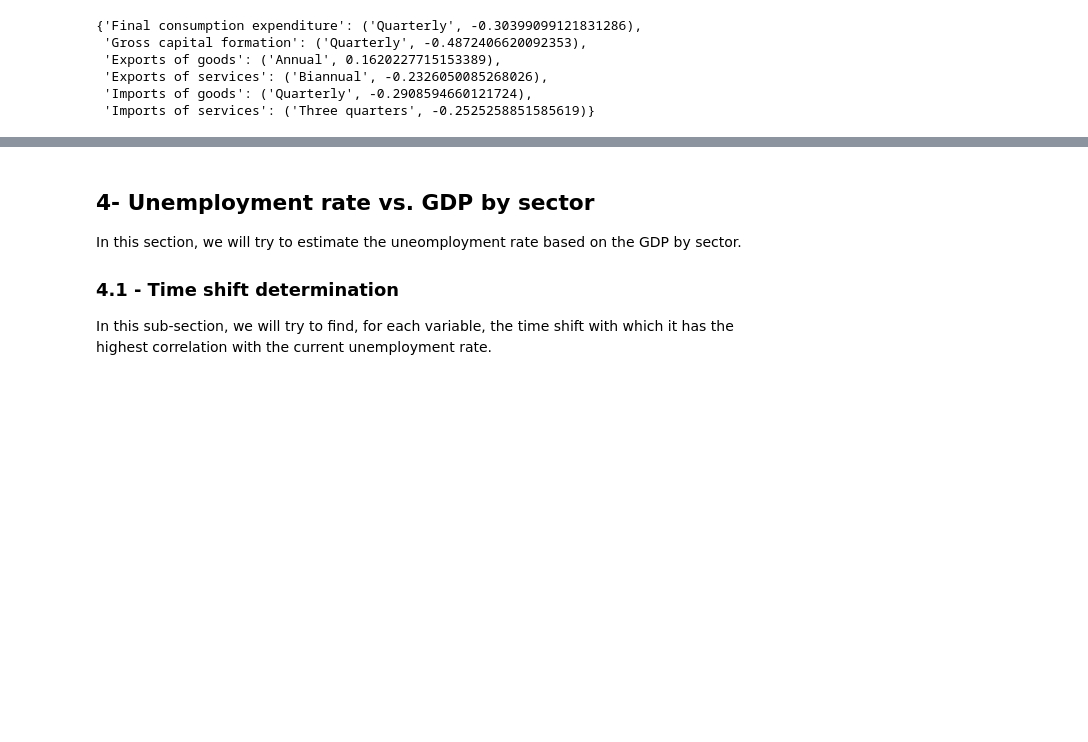
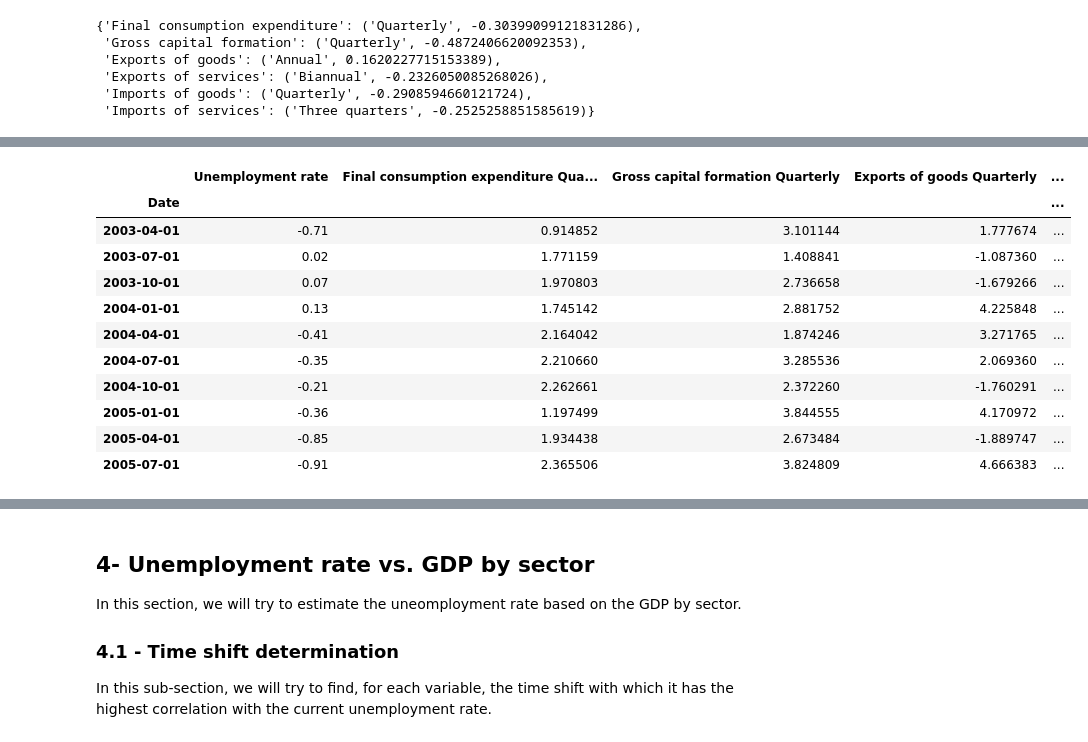
Before and after one commit to javier-pradera/Project-Week-5-Your-Own-Project, a Jupyter notebook: your-project/Code/Unemployment rate model.ipynb, the cells around one changed output, grey strips where cells are left out. Cells and saved outputs as stored; diff of their text form; code cells hidden in the pictures; blank space fills up the shorter version.

```diff
--- a/your-project/Code/Unemployment rate model.ipynb
+++ b/your-project/Code/Unemployment rate model.ipynb
@@ -233,0 +241,29 @@ correlations_spearman
+# %%
+#We first create a dataframe based on each variable's time shift:
+data_regression = data_yearly.copy()
+for key in correlations.keys():
+    if correlations[key][0] == 'Quarterly':
+        data_regression[key] = data_quarterly[key][3:]
+        data_regression.rename(columns = {key: key + ' Quarterly'},inplace = True)
+    elif correlations[key][0] == 'Biannual':
+        data_regression[key] = data_biannual[key][2:]
+        data_regression.rename(columns = {key: key + ' Biannual'},inplace = True)
+    elif correlations[key][0] == 'Three quarters':
+        data_regression[key] = data_three_quarters[key][1:]
+        data_regression.rename(columns = {key: key + ' 3Q'},inplace = True)
+    else:
+        data_regression.rename(columns = {key: key + ' Yearly'}, inplace = True)
+data_regression.head(10)
+# %% [output]
+|  | Unemployment rate | Final consumption expenditure Qua... | Gross capital formation Quarterly | Exports of goods Quarterly | ... |
+| Date |  |  |  |  | ... |
+| 2003-04-01 | -0.71 | 0.914852 | 3.101144 | 1.777674 | ... |
+| 2003-07-01 | 0.02 | 1.771159 | 1.408841 | -1.087360 | ... |
+| 2003-10-01 | 0.07 | 1.970803 | 2.736658 | -1.679266 | ... |
+| 2004-01-01 | 0.13 | 1.745142 | 2.881752 | 4.225848 | ... |
+| 2004-04-01 | -0.41 | 2.164042 | 1.874246 | 3.271765 | ... |
+| 2004-07-01 | -0.35 | 2.210660 | 3.285536 | 2.069360 | ... |
+| 2004-10-01 | -0.21 | 2.262661 | 2.372260 | -1.760291 | ... |
+| 2005-01-01 | -0.36 | 1.197499 | 3.844555 | 4.170972 | ... |
+| 2005-04-01 | -0.85 | 1.934438 | 2.673484 | -1.889747 | ... |
+| 2005-07-01 | -0.91 | 2.365506 | 3.824809 | 4.666383 | ... |
```
Also changed, not shown: parts of 11 cells of this notebook, 2 other files.
